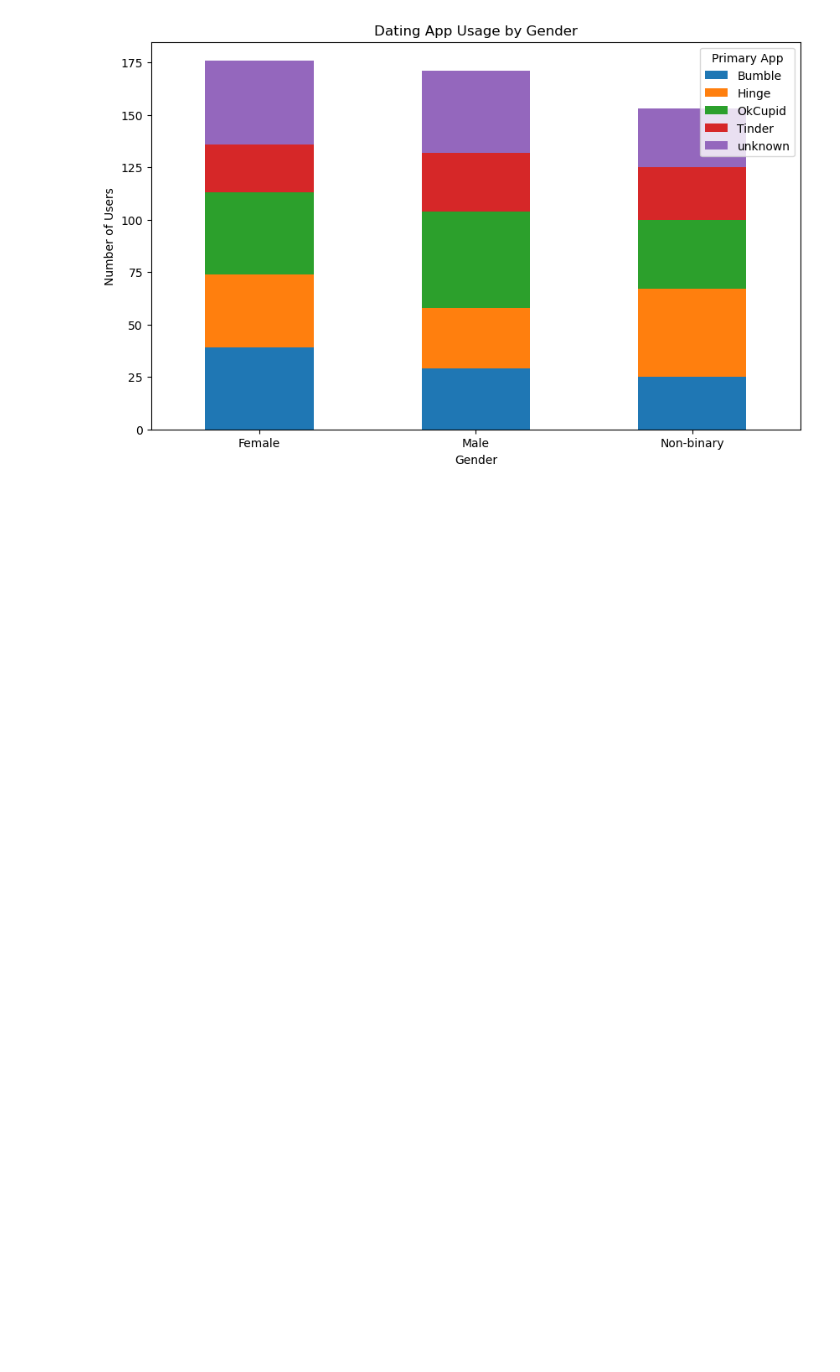
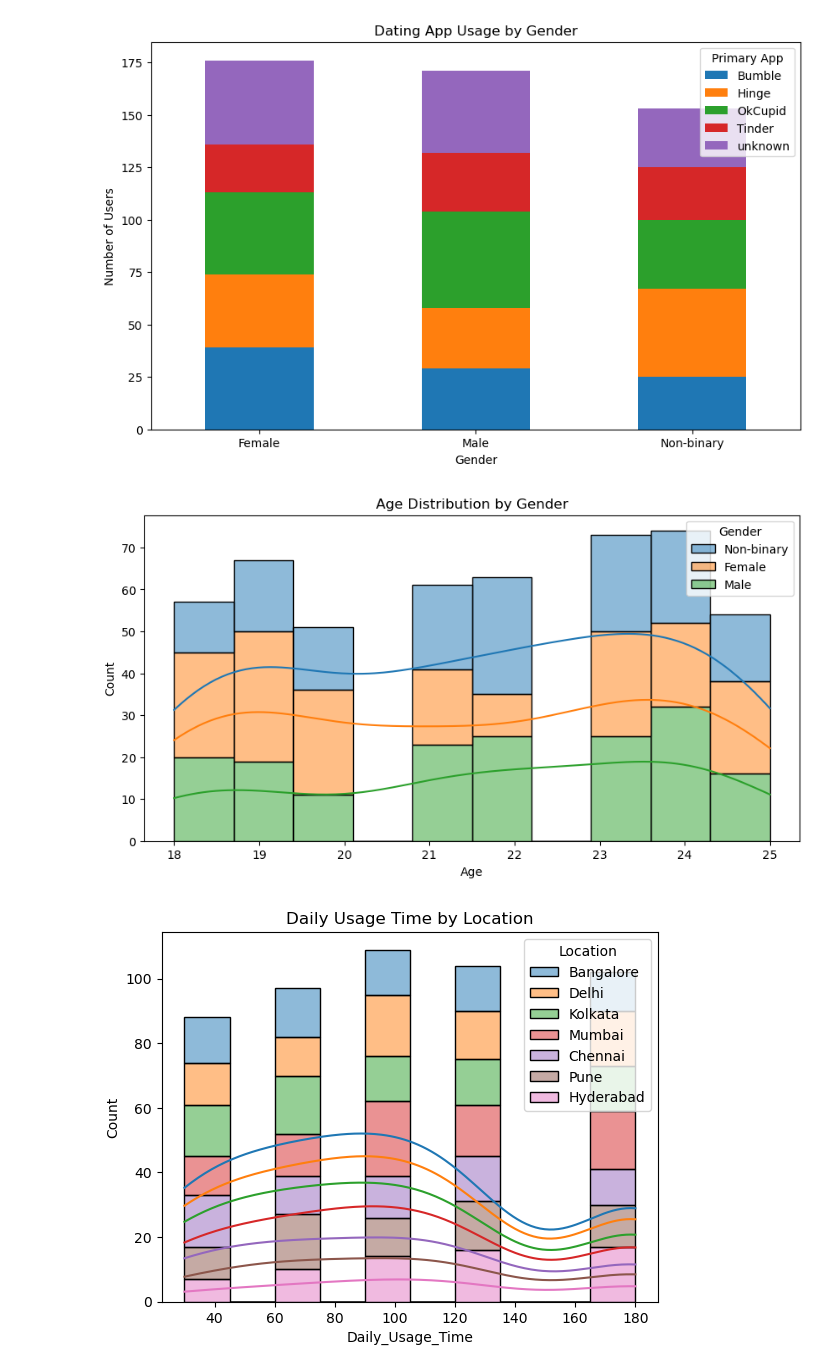
Before and after one commit to scriptkid03/ML-EDA, a Jupyter notebook: notebooks/deep-exploratory-analysis.ipynb, the cells around one changed output. Saved outputs shown, nothing was run; the diff lists cells and outputs as text; code cells hidden in the pictures; blank space fills up the shorter version.

```diff
--- a/notebooks/deep-exploratory-analysis.ipynb
+++ b/notebooks/deep-exploratory-analysis.ipynb
@@ -72,3 +72,16 @@ plt.legend(title="Primary App")
 plt.show()
 # %% [output]
 [figure]
+# %%
+# Detecting Patterns & Bias in Data
+plt.figure(figsize=(10, 5))
+sns.histplot(df, x="Age", hue="Gender", multiple="stack", kde=True)
+plt.title("Age Distribution by Gender")
+plt.show()
+
+sns.histplot(df, x="Daily_Usage_Time", hue="Location", multiple="stack", kde=True)
+plt.title("Daily Usage Time by Location")
+plt.show()
+# %% [output]
+[figure, added]
+[figure, added]
```
Also changed, not shown: parts of 1 cell of this notebook.
